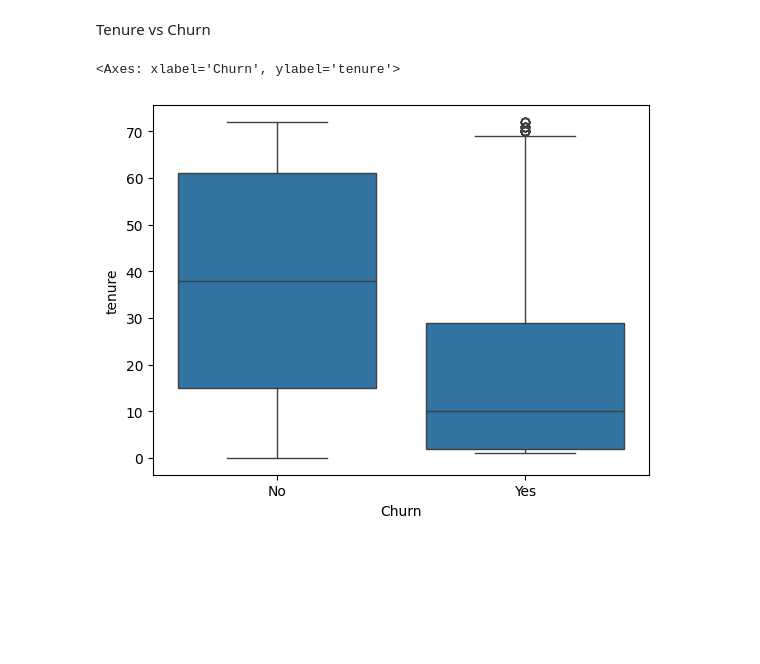
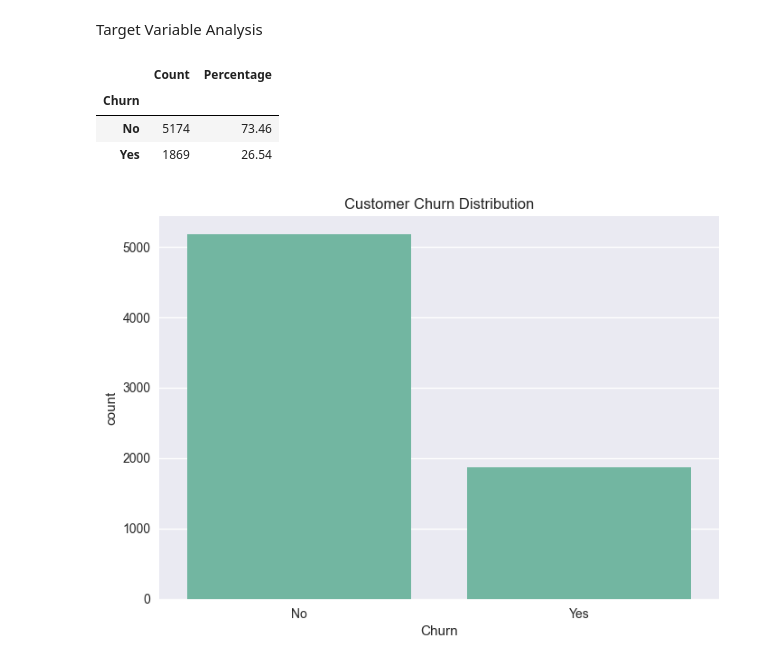
Before and after one commit to abdulrab787/customer-churn, a Jupyter notebook: notebooks/01_eda.ipynb, the cells around one changed output. Cells and saved outputs as stored; diff of their text form; code cells hidden in the pictures; blank space fills up the shorter version.

Commit message:
"EDA: churn distribution, contract impact, tenure and charges analysis"

```diff
--- a/notebooks/01_eda.ipynb
+++ b/notebooks/01_eda.ipynb
@@ -0,0 +11,13 @@
+# %%
+import pandas as pd
+import numpy as np
+import seaborn as sns
+import matplotlib.pyplot as plt
+
+plt.style.use("seaborn-v0_8")
+sns.set_palette("Set2")
+
+pd.set_option("display.max_columns", None)
+
+df = pd.read_csv("../data/raw/telco_churn.csv")
+df.head()
@@ -26,0 +33,5 @@ Missing values
+# %%
+DATA_PATH = "../data/raw/telco_churn.csv"
+
+df = pd.read_csv(DATA_PATH)
+df.head()
@@ -54,7 +86,21 @@ sns.countplot(x="Contract", hue="Churn", data=df)
-# %% [markdown]
-Tenure vs Churn
-# %%
-sns.boxplot(x="Churn", y="tenure", data=df)
-# %% [output]
-<Axes: xlabel='Churn', ylabel='tenure'>
-[figure, removed]
+# %% [markdown]
+Target Variable Analysis
+# %%
+churn_counts = df["Churn"].value_counts()
+churn_percent = churn_counts / len(df) * 100
+
+pd.DataFrame({
+    "Count": churn_counts,
+    "Percentage": churn_percent.round(2)
+})
+# %% [output]
+|  | Count | Percentage |
+| Churn |  |  |
+| No | 5174 | 73.46 |
+| Yes | 1869 | 26.54 |
+# %%
+sns.countplot(data=df, x="Churn")
+plt.title("Customer Churn Distribution")
+plt.show()
+# %% [output]
+[figure, added]
```
Also changed, not shown: parts of 28 cells of this notebook.
